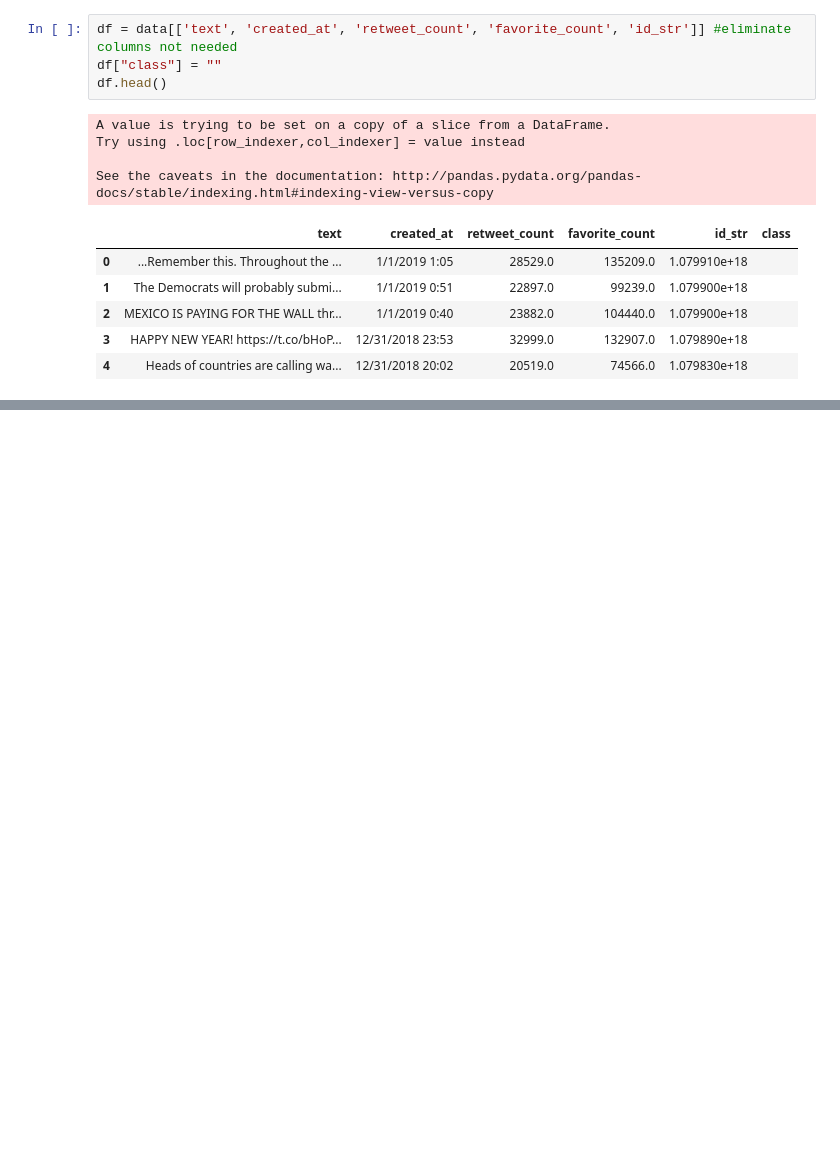
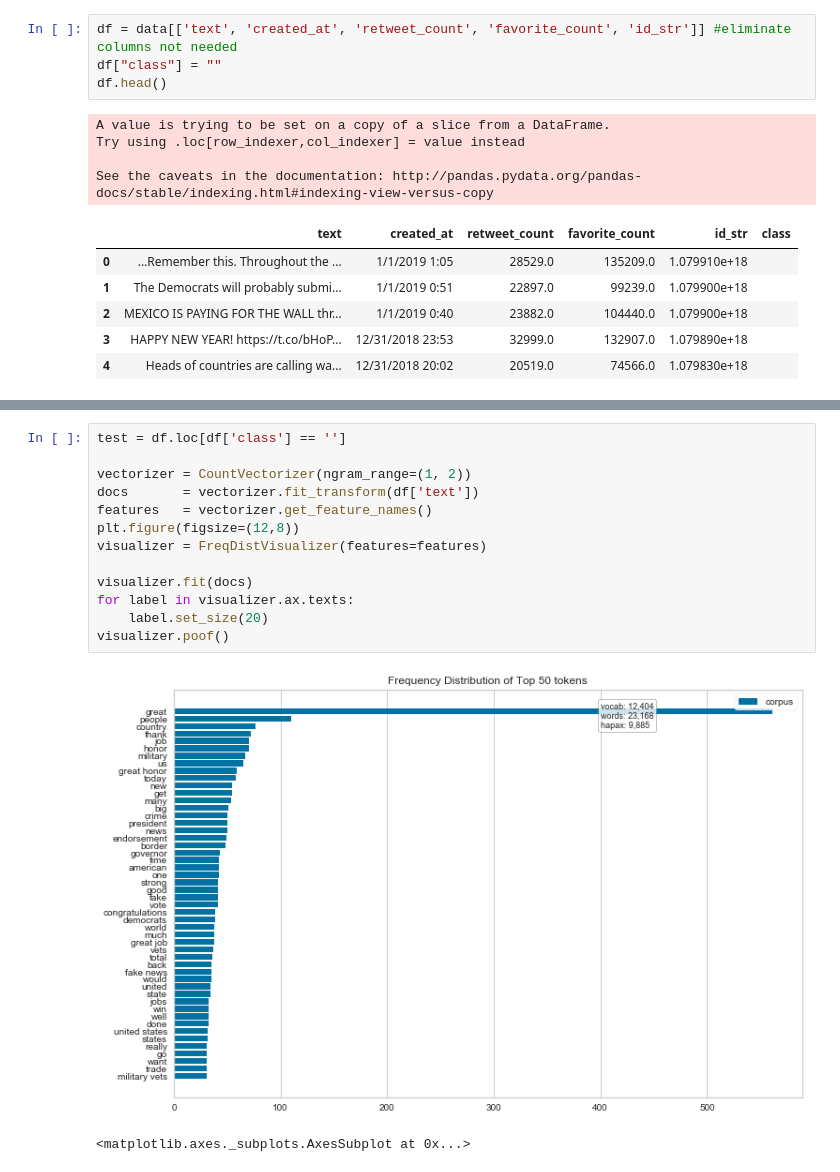
Before and after one commit to jackxxu/trump_tweets, a Jupyter notebook: 103 Final Project.ipynb, the cells around one changed output, grey strips where cells are left out. Drawn from its saved outputs; the diff is of its cells as text; blank space fills up the shorter version.

```diff
--- a/103 Final Project.ipynb
+++ b/103 Final Project.ipynb
@@ -77,0 +110,16 @@ df['class'].value_counts().plot(kind='bar');
+# %%
+test = df.loc[df['class'] == '']
+
+vectorizer = CountVectorizer(ngram_range=(1, 2))
+docs       = vectorizer.fit_transform(df['text'])
+features   = vectorizer.get_feature_names()
+plt.figure(figsize=(12,8))
+visualizer = FreqDistVisualizer(features=features)
+
+visualizer.fit(docs)
+for label in visualizer.ax.texts:
+    label.set_size(20)
+visualizer.poof()
+# %% [output]
+[figure, added]
+<matplotlib.axes._subplots.AxesSubplot at 0x...>
```
Also changed, not shown: parts of 22 cells of this notebook.
